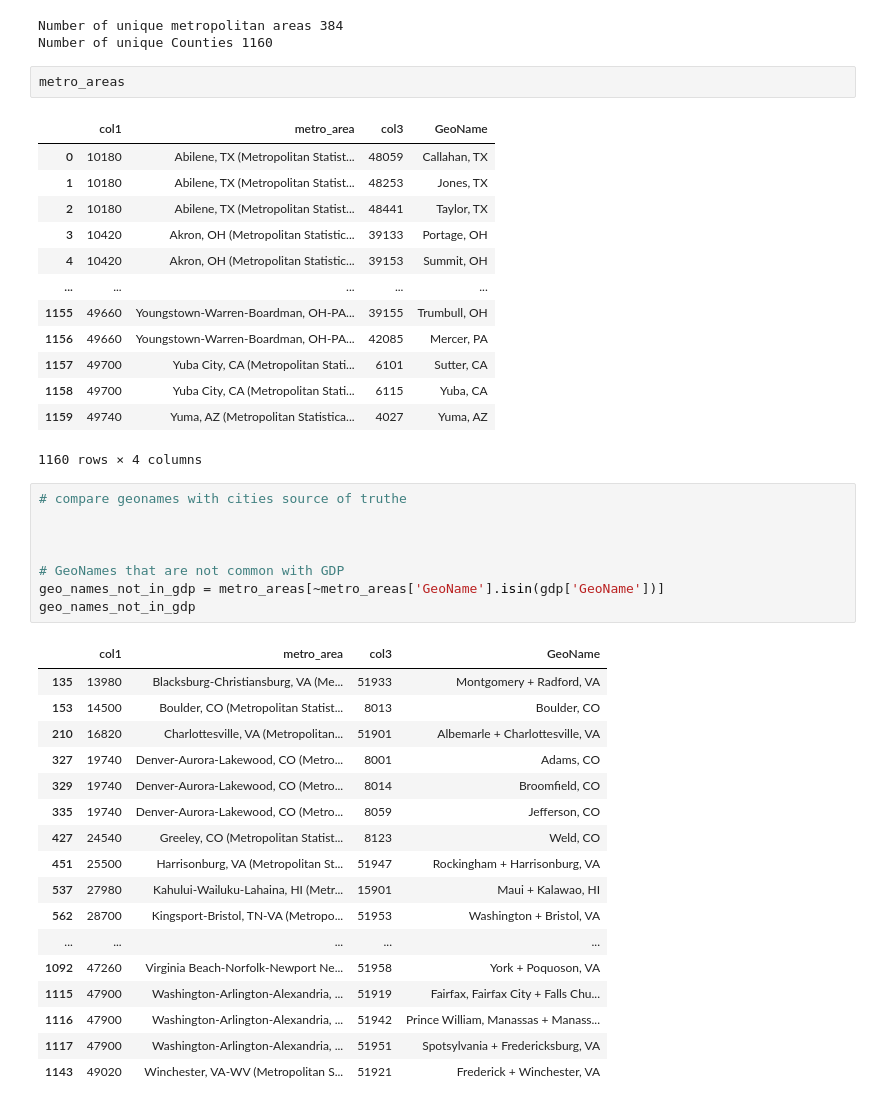
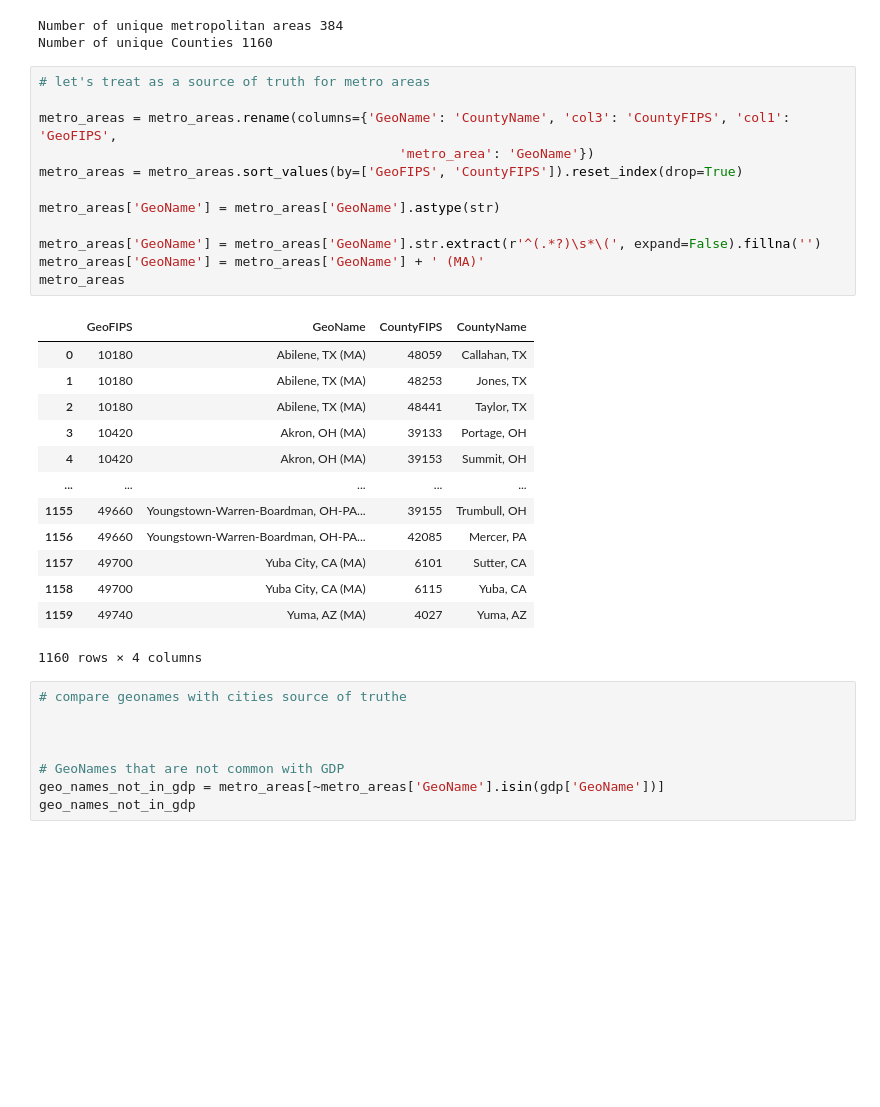
Before and after one commit to BasisResearch/cities, a Jupyter notebook: docs/experimental_notebooks/data_processing/metro_area.ipynb, the cells around one changed output. Cells and saved outputs as stored; diff of their text form; blank space fills up the shorter version.

```diff
--- a/docs/experimental_notebooks/data_processing/metro_area.ipynb
+++ b/docs/experimental_notebooks/data_processing/metro_area.ipynb
@@ -48,22 +49,32 @@ print(f"Number of unique Counties {unique_geo_names}")
 # %% [output]
 Number of unique metropolitan areas 384
 Number of unique Counties 1160
-# %%
-metro_areas
-# %% [output]
-|  | col1 | metro_area | col3 | GeoName |
-| 0 | 10180 | Abilene, TX (Metropolitan Statist... | 48059 | Callahan, TX |
-| 1 | 10180 | Abilene, TX (Metropolitan Statist... | 48253 | Jones, TX |
-| 2 | 10180 | Abilene, TX (Metropolitan Statist... | 48441 | Taylor, TX |
-| 3 | 10420 | Akron, OH (Metropolitan Statistic... | 39133 | Portage, OH |
-| 4 | 10420 | Akron, OH (Metropolitan Statistic... | 39153 | Summit, OH |
-| ... | ... | ... | ... | ... |
-| 1155 | 49660 | Youngstown-Warren-Boardman, OH-PA... | 39155 | Trumbull, OH |
-| 1156 | 49660 | Youngstown-Warren-Boardman, OH-PA... | 42085 | Mercer, PA |
-| 1157 | 49700 | Yuba City, CA (Metropolitan Stati... | 6101 | Sutter, CA |
-| 1158 | 49700 | Yuba City, CA (Metropolitan Stati... | 6115 | Yuba, CA |
-| 1159 | 49740 | Yuma, AZ (Metropolitan Statistica... | 4027 | Yuma, AZ |
-1160 rows × 4 columns
+# %%
+# let's treat as a source of truth for metro areas
+
+metro_areas = metro_areas.rename(columns={'GeoName': 'CountyName', 'col3': 'CountyFIPS', 'col1': 'GeoFIPS',
+                                              'metro_area': 'GeoName'})
+metro_areas = metro_areas.sort_values(by=['GeoFIPS', 'CountyFIPS']).reset_index(drop=True)
+
+metro_areas['GeoName'] = metro_areas['GeoName'].astype(str)
+
+metro_areas['GeoName'] = metro_areas['GeoName'].str.extract(r'^(.*?)\s*\(', expand=False).fillna('')
+metro_areas['GeoName'] = metro_areas['GeoName'] + ' (MA)'
+metro_areas
+# %% [output]
+|  | GeoFIPS | GeoName | CountyFIPS | CountyName |
+| 0 | 10180 | Abilene, TX (MA) | 48059 | Callahan, TX |
+| 1 | 10180 | Abilene, TX (MA) | 48253 | Jones, TX |
+| 2 | 10180 | Abilene, TX (MA) | 48441 | Taylor, TX |
+| 3 | 10420 | Akron, OH (MA) | 39133 | Portage, OH |
+| 4 | 10420 | Akron, OH (MA) | 39153 | Summit, OH |
+| ... | ... | ... | ... | ... |
+| 1155 | 49660 | Youngstown-Warren-Boardman, OH-PA... | 39155 | Trumbull, OH |
+| 1156 | 49660 | Youngstown-Warren-Boardman, OH-PA... | 42085 | Mercer, PA |
+| 1157 | 49700 | Yuba City, CA (MA) | 6101 | Sutter, CA |
+| 1158 | 49700 | Yuba City, CA (MA) | 6115 | Yuba, CA |
+| 1159 | 49740 | Yuma, AZ (MA) | 4027 | Yuma, AZ |
+1160 rows × 4 columns
 # %%
 # compare geonames with cities source of truthe
 
@@ -72,24 +83,6 @@ metro_areas
 # GeoNames that are not common with GDP
 geo_names_not_in_gdp = metro_areas[~metro_areas['GeoName'].isin(gdp['GeoName'])]
 geo_names_not_in_gdp
-# %% [output]
-|  | col1 | metro_area | col3 | GeoName |
-| 135 | 13980 | Blacksburg-Christiansburg, VA (Me... | 51933 | Montgomery + Radford, VA |
-| 153 | 14500 | Boulder, CO (Metropolitan Statist... | 8013 | Boulder, CO |
-| 210 | 16820 | Charlottesville, VA (Metropolitan... | 51901 | Albemarle + Charlottesville, VA |
-| 327 | 19740 | Denver-Aurora-Lakewood, CO (Metro... | 8001 | Adams, CO |
-| 329 | 19740 | Denver-Aurora-Lakewood, CO (Metro... | 8014 | Broomfield, CO |
-| 335 | 19740 | Denver-Aurora-Lakewood, CO (Metro... | 8059 | Jefferson, CO |
-| 427 | 24540 | Greeley, CO (Metropolitan Statist... | 8123 | Weld, CO |
-| 451 | 25500 | Harrisonburg, VA (Metropolitan St... | 51947 | Rockingham + Harrisonburg, VA |
-| 537 | 27980 | Kahului-Wailuku-Lahaina, HI (Metr... | 15901 | Maui + Kalawao, HI |
-| 562 | 28700 | Kingsport-Bristol, TN-VA (Metropo... | 51953 | Washington + Bristol, VA |
-| ... | ... | ... | ... | ... |
-| 1092 | 47260 | Virginia Beach-Norfolk-Newport Ne... | 51958 | York + Poquoson, VA |
-| 1115 | 47900 | Washington-Arlington-Alexandria, ... | 51919 | Fairfax, Fairfax City + Falls Chu... |
-| 1116 | 47900 | Washington-Arlington-Alexandria, ... | 51942 | Prince William, Manassas + Manass... |
-| 1117 | 47900 | Washington-Arlington-Alexandria, ... | 51951 | Spotsylvania + Fredericksburg, VA |
-| 1143 | 49020 | Winchester, VA-WV (Metropolitan S... | 51921 | Frederick + Winchester, VA |
 # %%
 import requests
 import json
```
Also changed, not shown: parts of 15 cells of this notebook, 3 other files.
